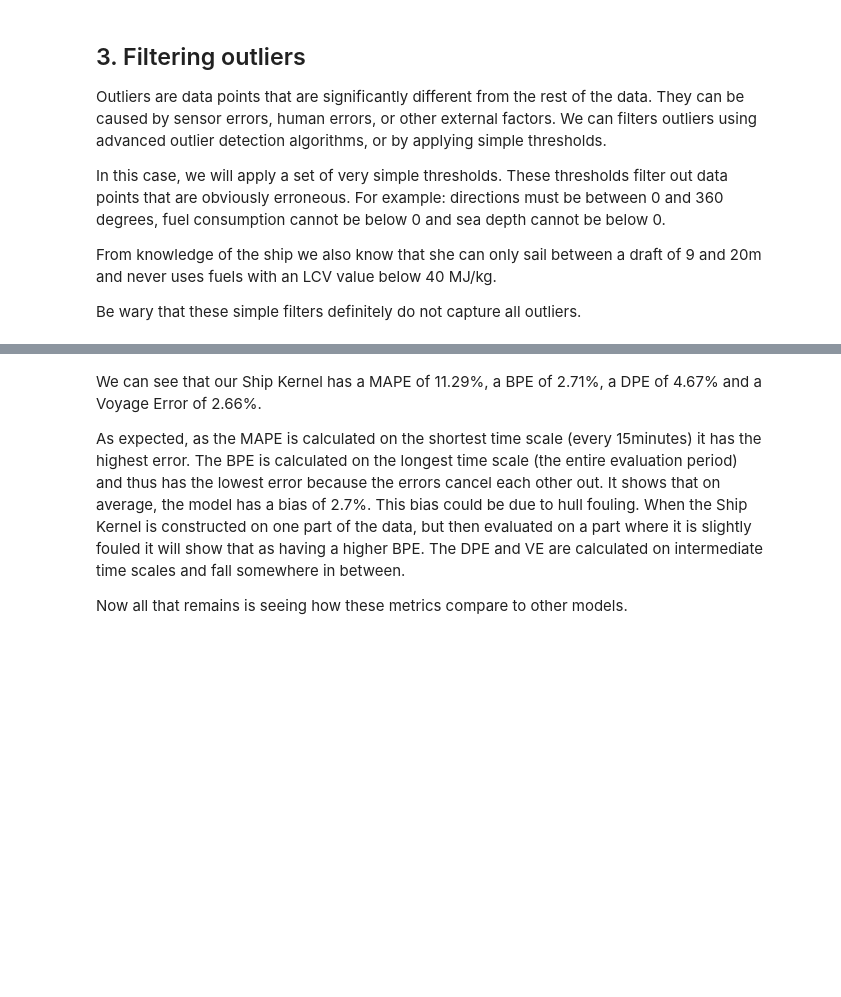
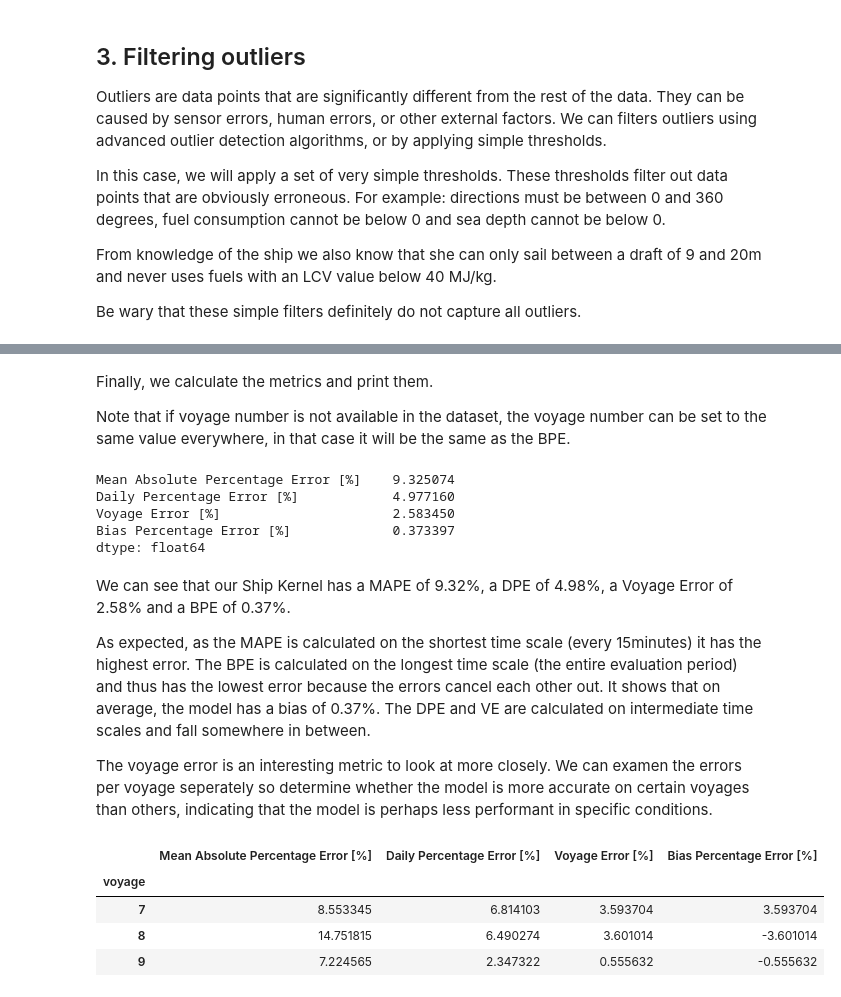
Before and after one commit to toqua-ai/recipes, a Jupyter notebook: model-validation.ipynb, the cells around one changed output, grey strips where cells are left out. Drawn from its saved outputs; the diff is of its cells as text; code cells hidden in the pictures; blank space fills up the shorter version.

```diff
--- a/model-validation.ipynb
+++ b/model-validation.ipynb
@@ -332,7 +370,27 @@ pd.DataFrame([{
+# %% [markdown]
+Finally, we calculate the metrics and print them.
+
+Note that if voyage number is not available in the dataset, the voyage number can be set to the same value everywhere, in that case it will be the same as the BPE.
+# %%
+calculate_metrics(df)
+# %% [output]
+Mean Absolute Percentage Error [%]    9.325074
+Daily Percentage Error [%]            4.977160
+Voyage Error [%]                      2.583450
+Bias Percentage Error [%]             0.373397
+dtype: float64
 # %% [markdown]
-We can see that our Ship Kernel has a MAPE of 11.29%, a BPE of 2.71%, a DPE of 4.67% and a Voyage Error of 2.66%.
+We can see that our Ship Kernel has a MAPE of 9.32%, a DPE of 4.98%, a Voyage Error of 2.58% and a BPE of 0.37%.
 
-As expected, as the MAPE is calculated on the shortest time scale (every 15minutes) it has the highest error. The BPE is calculated on the longest time scale (the entire evaluation period) and thus has the lowest error because the errors cancel each other out. It shows that on average, the model has a bias of 2.7%. This bias could be due to hull fouling. When the Ship Kernel is constructed on one part of the data, but then evaluated on a part where it is slightly fouled it will show that as having a higher BPE.
-The DPE and VE are calculated on intermediate time scales and fall somewhere in between.
+As expected, as the MAPE is calculated on the shortest time scale (every 15minutes) it has the highest error. The BPE is calculated on the longest time scale (the entire evaluation period) and thus has the lowest error because the errors cancel each other out. It shows that on average, the model has a bias of 0.37%. The DPE and VE are calculated on intermediate time scales and fall somewhere in between.
 
-Now all that remains is seeing how these metrics compare to other models.
+The voyage error is an interesting metric to look at more closely. We can examen the errors per voyage seperately so determine whether the model is more accurate on certain voyages than others, indicating that the model is perhaps less performant in specific conditions.
+# %%
+# group the dataframe by voyage and apply the metrics calculation function to each group
+df.groupby("voyage").apply(calculate_metrics)
+# %% [output]
+|  | Mean Absolute Percentage Error [%] | Daily Percentage Error [%] | Voyage Error [%] | Bias Percentage Error [%] |
+| voyage |  |  |  |  |
+| 7 | 8.553345 | 6.814103 | 3.593704 | 3.593704 |
+| 8 | 14.751815 | 6.490274 | 3.601014 | -3.601014 |
+| 9 | 7.224565 | 2.347322 | 0.555632 | -0.555632 |
```
Also changed, not shown: parts of 26 cells of this notebook, 2 other files.
